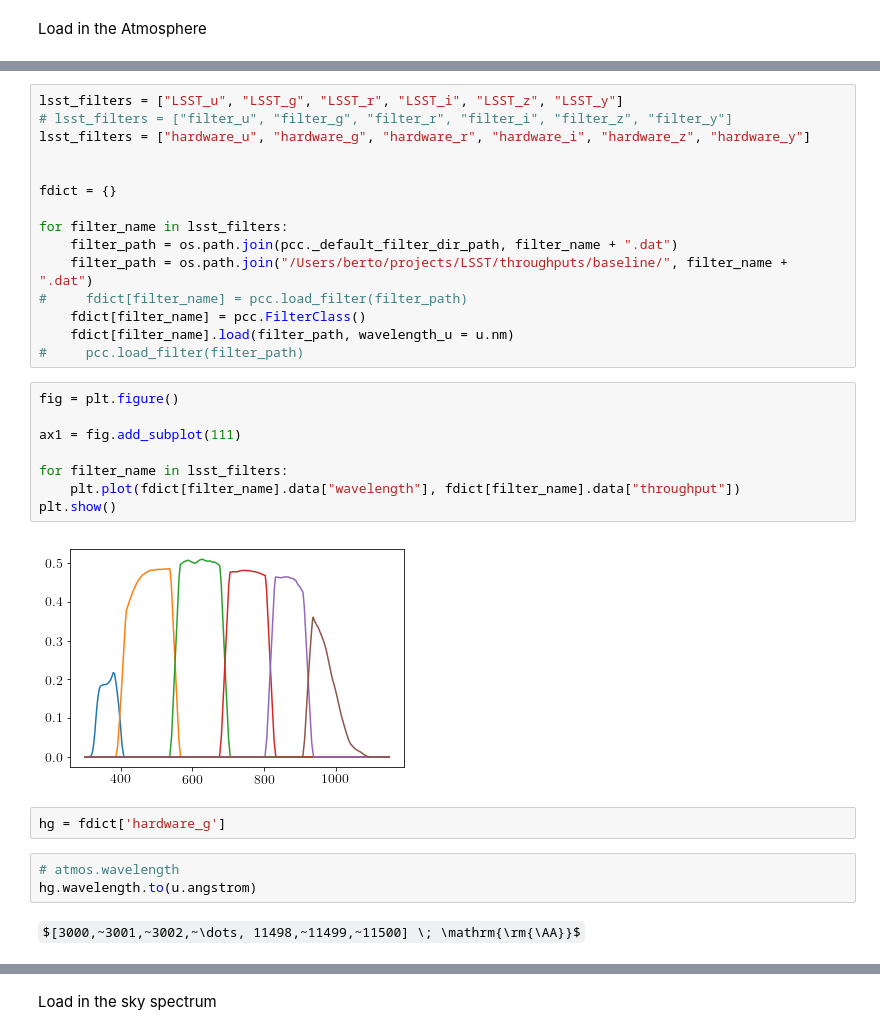
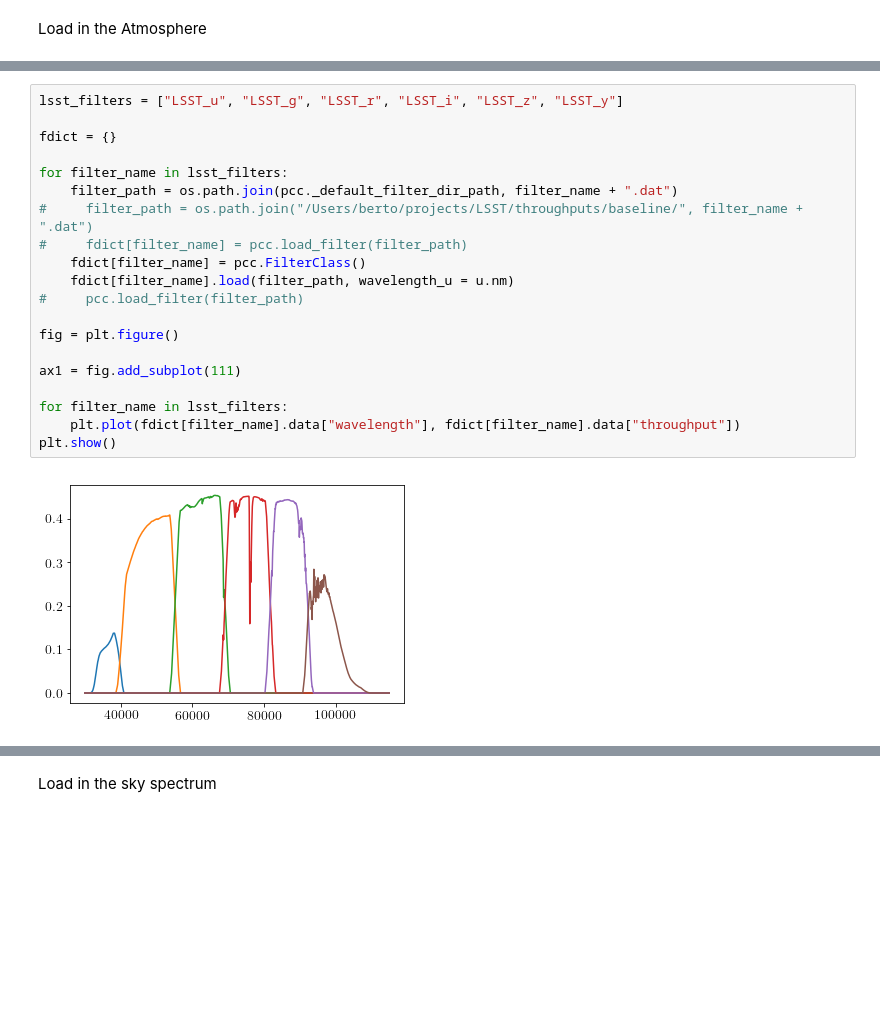
Before and after one commit to RobFirth/LSST_tools, a Jupyter notebook: lsst_tools/utils/notebooks/Calculate ZP.ipynb, the cells around one changed output, grey strips where cells are left out. Saved outputs shown, nothing was run; the diff lists cells and outputs as text; some formulas as TeX source; blank space fills up the shorter version.

```diff
--- a/lsst_tools/utils/notebooks/Calculate ZP.ipynb
+++ b/lsst_tools/utils/notebooks/Calculate ZP.ipynb
@@ -62,32 +77,22 @@ atmos.plot()
 # %%
 lsst_filters = ["LSST_u", "LSST_g", "LSST_r", "LSST_i", "LSST_z", "LSST_y"]
-# lsst_filters = ["filter_u", "filter_g", "filter_r", "filter_i", "filter_z", "filter_y"]
-lsst_filters = ["hardware_u", "hardware_g", "hardware_r", "hardware_i", "hardware_z", "hardware_y"]
-
 
 fdict = {}
 
 for filter_name in lsst_filters:
     filter_path = os.path.join(pcc._default_filter_dir_path, filter_name + ".dat")
-    filter_path = os.path.join("/Users/berto/projects/LSST/throughputs/baseline/", filter_name + ".dat")
+#     filter_path = os.path.join("/Users/berto/projects/LSST/throughputs/baseline/", filter_name + ".dat")
 #     fdict[filter_name] = pcc.load_filter(filter_path)
     fdict[filter_name] = pcc.FilterClass()
     fdict[filter_name].load(filter_path, wavelength_u = u.nm)
 #     pcc.load_filter(filter_path)
+
+fig = plt.figure()
+
+ax1 = fig.add_subplot(111)
+
+for filter_name in lsst_filters:
+    plt.plot(fdict[filter_name].data["wavelength"], fdict[filter_name].data["throughput"])
+plt.show()
+# %% [output]
+[figure, added]
-# %%
-fig = plt.figure()
-
-ax1 = fig.add_subplot(111)
-
-for filter_name in lsst_filters:
-    plt.plot(fdict[filter_name].data["wavelength"], fdict[filter_name].data["throughput"])
-plt.show()
-# %% [output]
-[figure, removed]
-# %%
-hg = fdict['hardware_g']
-# %%
-# atmos.wavelength
-hg.wavelength.to(u.angstrom)
-# %% [output]
-$[3000,~3001,~3002,~\dots, 11498,~11499,~11500] \; \mathrm{\rm{\AA}}$
```
Also changed, not shown: parts of 8 cells of this notebook, 1 other file.
